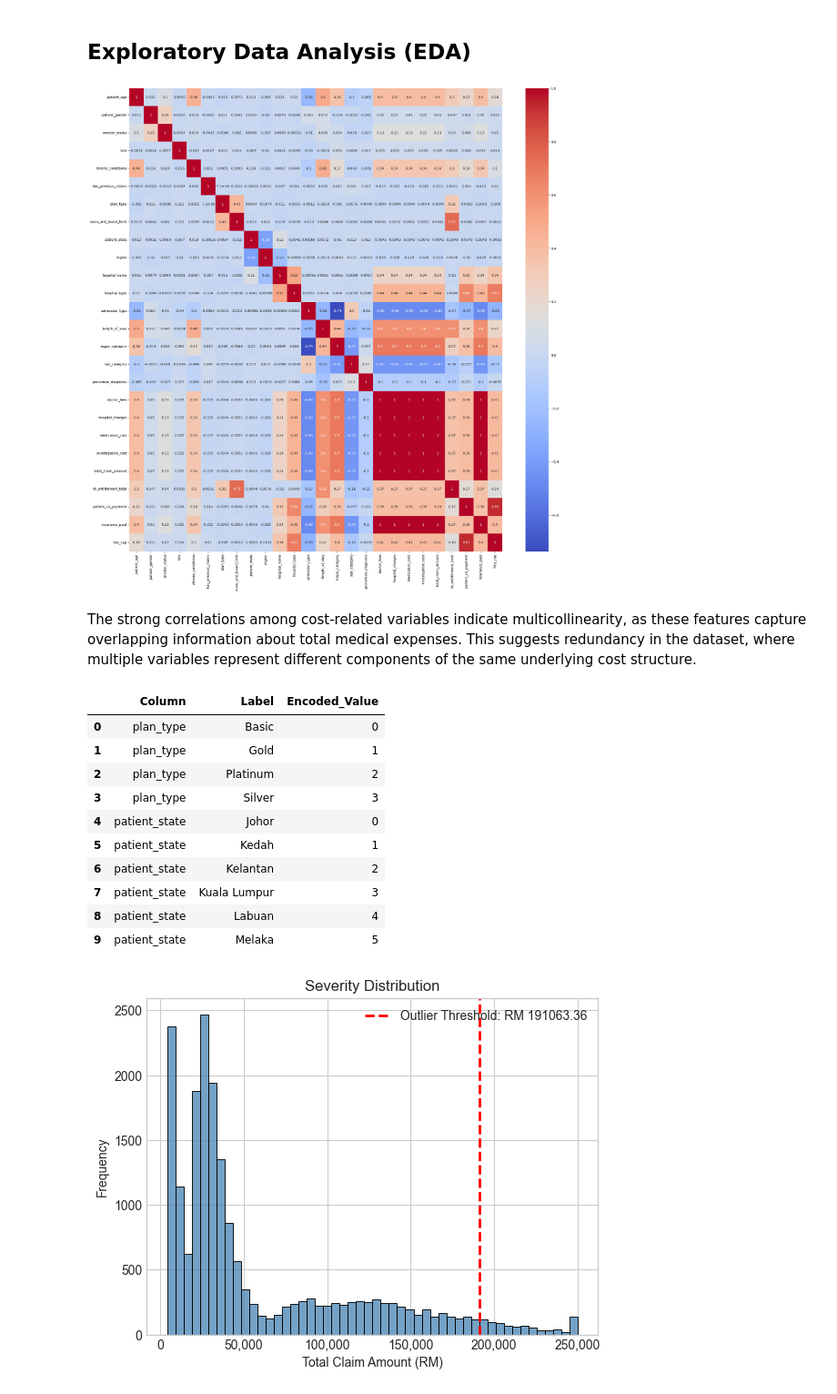
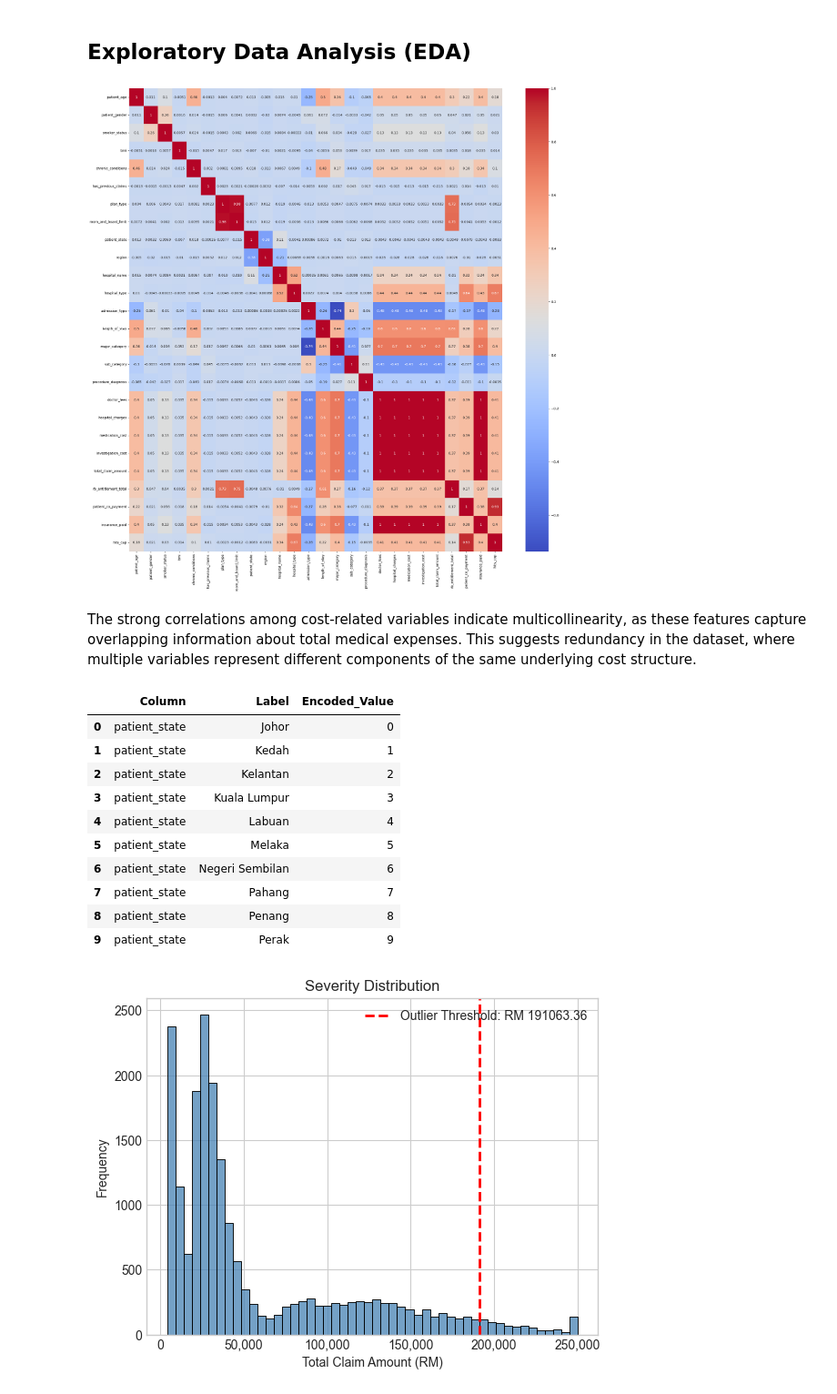
Before and after one commit to RuiZhe2004/dk_yet_umact_hackathon, a Jupyter notebook: Data_Preprocessing_&_Analytics.ipynb, the cells around one changed output. Shown at 91% size. Saved outputs shown, nothing was run; the diff lists cells and outputs as text; code cells hidden in the pictures.

```diff
--- a/Data_Preprocessing_&_Analytics.ipynb
+++ b/Data_Preprocessing_&_Analytics.ipynb
@@ -162,6 +169,7 @@ df_processed = df_processed.drop(['claim_id', 'policyholder_id'], axis=1)
 # Convert boolean
 df_processed['hits_cap'] = df_processed['hits_cap'].astype(int)
 
+# Encode categorical value to numerical value
 df_processed['patient_gender'] = df_processed['patient_gender'].map({
     'M': 1,
     'F': 0
@@ -171,43 +179,49 @@ df_processed['smoker_status'] = df_processed['smoker_status'].map({
     'Smoker': 1,
     'Non-Smoker': 0
 })
 
-from sklearn.preprocessing import LabelEncoder
+df_processed['plan_type'] = df_processed['plan_type'].map({
+    'Basic': 0,
+    'Silver': 1,
+    'Gold': 2,
+    'Platinum': 3
+})
 
 label_encoders = {}
 
 cols = [
-    'plan_type',
     'patient_state',
     'region',
     'hospital_name',
     'hospital_type',
     'admission_type',
     'major_category',
     'sub_category',
     'procedure_diagnosis'
 ]
 
+# Make a list to map the categorical values with the mapped values for future reference purpose
 for col in cols:
     le = LabelEncoder()
     df_processed[col] = le.fit_transform(df_processed[col])
 
     label_encoders[col] = le
 
-# Drop date columns
+# Drop date columns (As the information is already been used for calculate the Length of Stay)
 df_processed = df_processed.drop(['admission_date', 'discharge_date'], axis=1)
 
-# Heatmap
+# Plot the Correlation heatmap
 plt.figure(figsize=(25,25))
 sns.heatmap(df_processed.corr(), annot = True, cmap='coolwarm')
 plt.show()
 # %% [output]
-[figure, old version]
+[figure, new version]
 # %% [markdown]
 
 
 The strong correlations among cost-related variables indicate multicollinearity, as these features capture overlapping information about total medical expenses. This suggests redundancy in the dataset, where multiple variables represent different components of the same underlying cost structure.
 # %%
+# Print the mappings for reference purposes
 all_mappings = []
 
 for col, le in label_encoders.items():
@@ -225,14 +239,14 @@ final_df = pd.concat(all_mappings, ignore_index=True)
 final_df.head(10)
 # %% [output]
 |  | Column | Label | Encoded_Value |
-| 0 | plan_type | Basic | 0 |
-| 1 | plan_type | Gold | 1 |
-| 2 | plan_type | Platinum | 2 |
-| 3 | plan_type | Silver | 3 |
-| 4 | patient_state | Johor | 0 |
-| 5 | patient_state | Kedah | 1 |
-| 6 | patient_state | Kelantan | 2 |
-| 7 | patient_state | Kuala Lumpur | 3 |
-| 8 | patient_state | Labuan | 4 |
-| 9 | patient_state | Melaka | 5 |
+| 0 | patient_state | Johor | 0 |
+| 1 | patient_state | Kedah | 1 |
+| 2 | patient_state | Kelantan | 2 |
+| 3 | patient_state | Kuala Lumpur | 3 |
+| 4 | patient_state | Labuan | 4 |
+| 5 | patient_state | Melaka | 5 |
+| 6 | patient_state | Negeri Sembilan | 6 |
+| 7 | patient_state | Pahang | 7 |
+| 8 | patient_state | Penang | 8 |
+| 9 | patient_state | Perak | 9 |
 # %%
```
Also changed, not shown: parts of 25 cells of this notebook, 2 other files.
